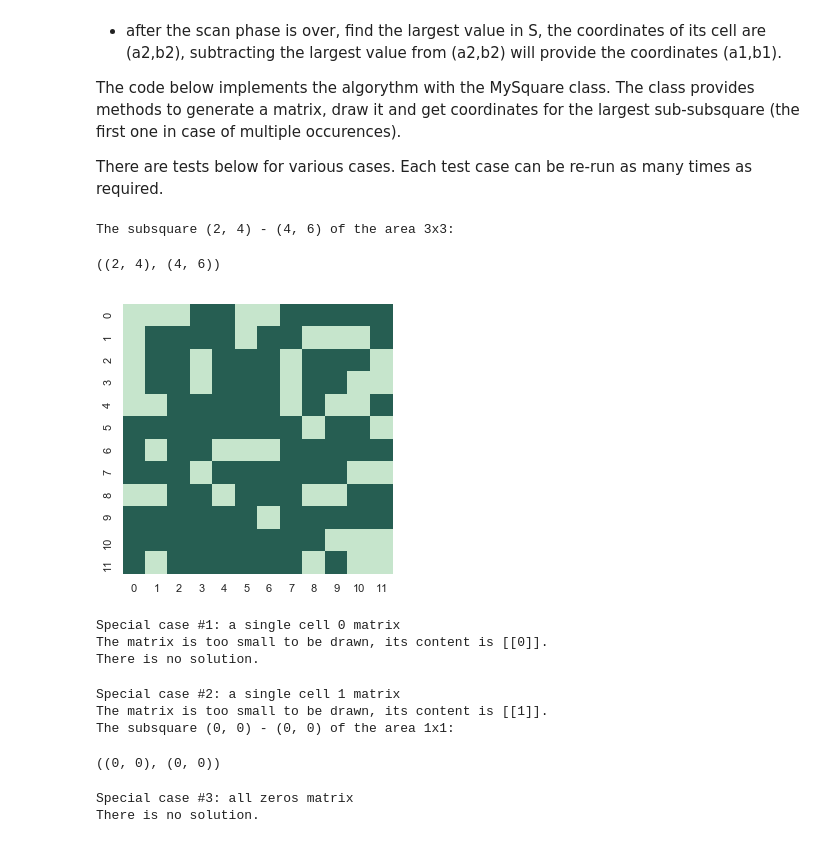
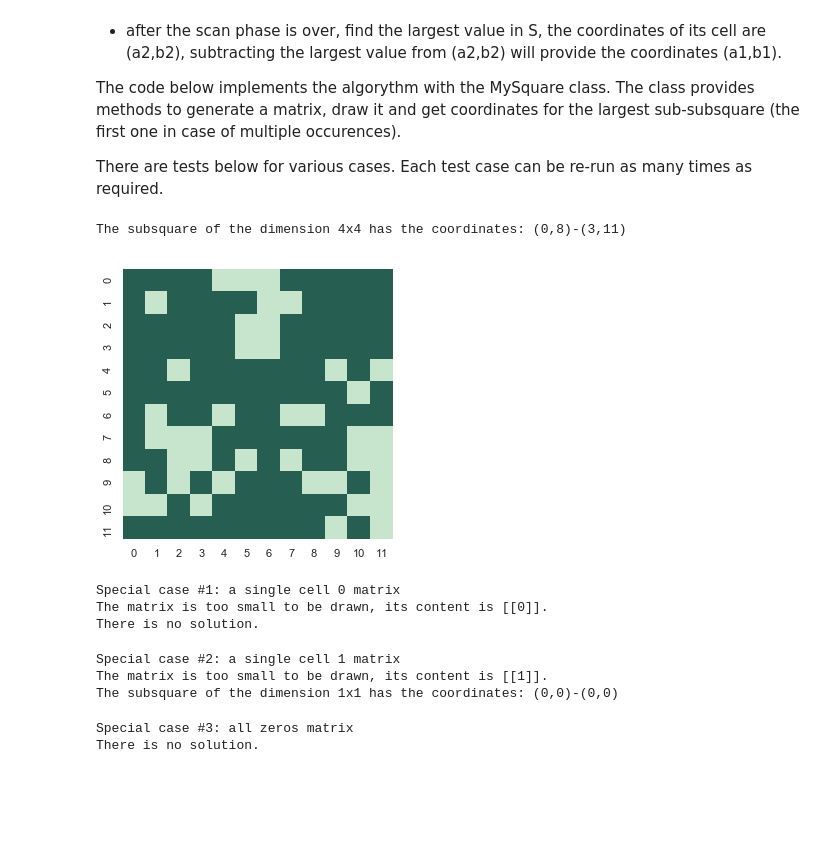
Before and after one commit to ddonetskov/masna, a Jupyter notebook: Statistical Learning Theory/HW SLT.ipynb, the cells around one changed output. Saved outputs shown, nothing was run; the diff lists cells and outputs as text; code cells hidden in the pictures; blank space fills up the shorter version.

```diff
--- a/Statistical Learning Theory/HW SLT.ipynb
+++ b/Statistical Learning Theory/HW SLT.ipynb
@@ -525,20 +525,14 @@ class MySquare():
     def get_max_subsquare(self):
 
         """
-        Find and return the first largest sub-square. It returns None is there is no solution.
+        Find and return the first largest sub-square. It returns -1 for all coordinates if there is no solution.
         """
-        # the matrix of sub-squares' areas (actually, the roots of them)
-        #self.S = np.zeros(self.M.shape)
+        # the matrix of sub-squares' sizes
         self.S = np.copy(self.M)
 
-        #  copying the first row and the first column
-        #self.S[0, :] = self.M[0, :]
-        #self.S[:, 0] = self.M[:, 0].flatten()
-
+        # the scanning phase, calculating the sub-squares' sizes
         for i in range(1, self.M.shape[0]):
             for j in range(1, self.M.shape[1]):
-                #if self.S[i,j] & self.M[i-1,j] & self.M[i,j-1] & self.M[i-1,j-1]:
-                #    self.S[i,j] += min(self.M[i-1,j], self.M[i,j-1], self.M[i-1,j-1])
                 if self.S[i,j]:
                     self.S[i,j] += min(self.S[i,j-1], self.S[i-1,j-1], self.S[i-1,j])
 
@@ -550,26 +544,25 @@ class MySquare():
 
         if Sk == 0:
             print('There is no solution.')
-            return(None)
+            return((-1,-1),(-1,-1))
 
         a1 = a2 - Sk + 1
         b1 = b2 - Sk + 1
 
-        print('The subsquare (%d, %d) - (%d, %d) of the area %dx%d: ' %
-            (a1, b1, a2, b2, Sk, Sk))
+        print('The subsquare of the dimension %dx%d has the coordinates: (%d,%d)-(%d,%d)' %
+            (Sk, Sk, a1, b1, a2, b2))
 
         return(((a1, b1), (a2, b2)))
 # %%
 # Common case. It can be re-run if required.
 
 S = MySquare(n=12, weights=[1,2])
 # S.desc()
 S.draw()
-S.get_max_subsquare()
+(a1, b1), (a2, b2) = S.get_max_subsquare()
 # %% [output]
-The subsquare (2, 4) - (4, 6) of the area 3x3:
+The subsquare of the dimension 4x4 has the coordinates: (0,8)-(3,11)
-((2, 4), (4, 6))
-[figure, old version]
+[figure, new version]
 # %%
 print('Special case #1: a single cell ''0'' matrix')
 S = MySquare(data=[[0]])
@@ -583,12 +576,11 @@ There is no solution.
 print('Special case #2: a single cell ''1'' matrix')
 S = MySquare(data=[[1]])
 S.draw()
-S.get_max_subsquare()
+(a1, b1), (a2, b2) = S.get_max_subsquare()
 # %% [output]
 Special case #2: a single cell 1 matrix
 The matrix is too small to be drawn, its content is [[1]].
-The subsquare (0, 0) - (0, 0) of the area 1x1:
+The subsquare of the dimension 1x1 has the coordinates: (0,0)-(0,0)
-((0, 0), (0, 0))
 # %%
 print('Special case #3: all zero''s matrix')
 S = MySquare(n=12, weights=[1,0])
```
Also changed, not shown: parts of 3 cells of this notebook.
